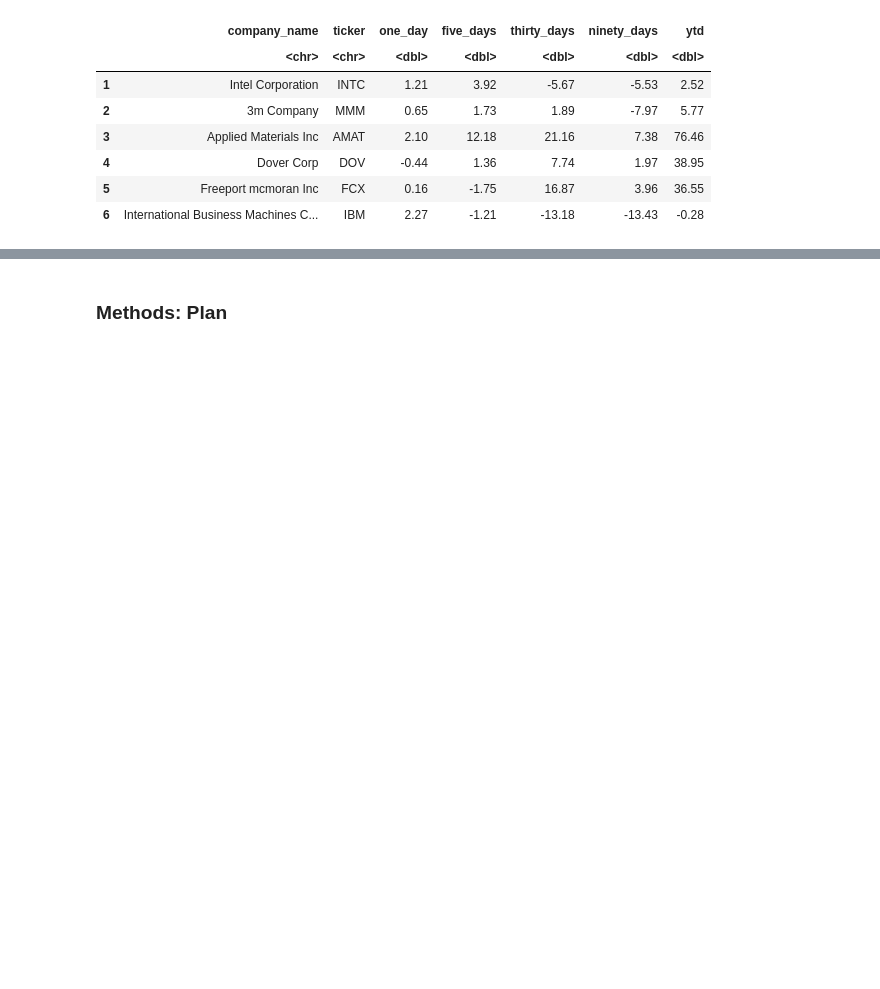
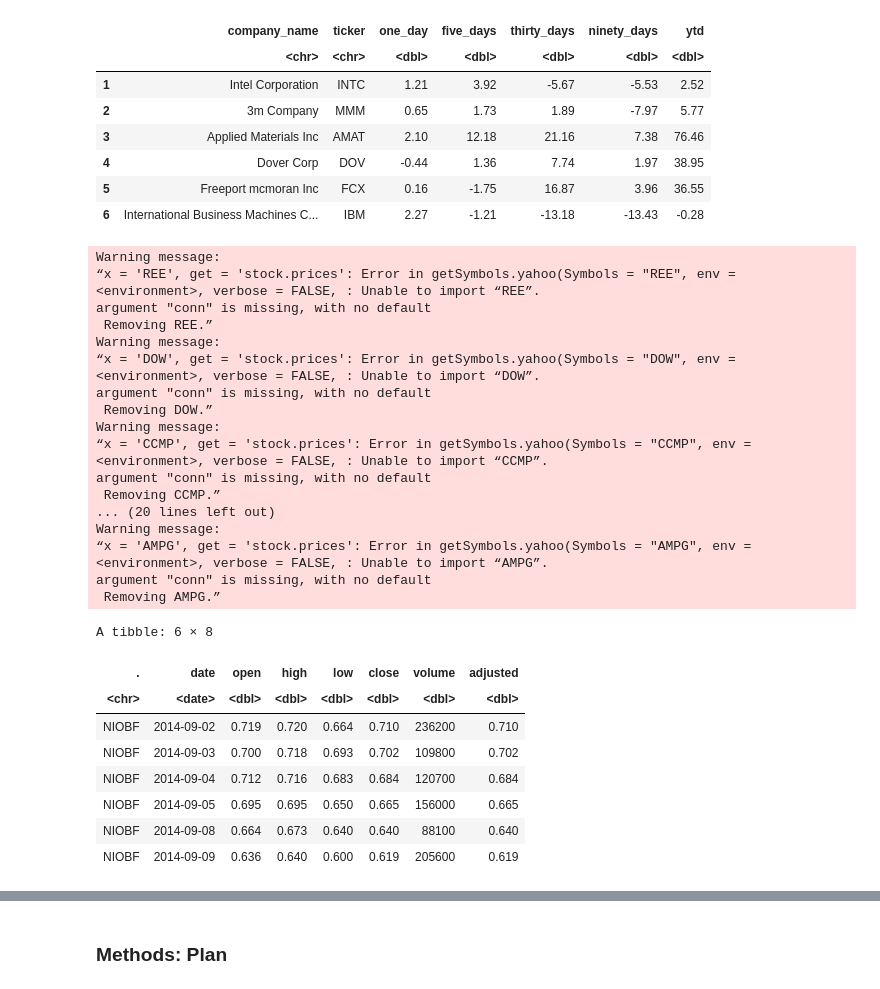
Before and after one commit to nkoda/STAT301, a Jupyter notebook: project_proposal.ipynb, the cells around one changed output, grey strips where cells are left out. Drawn from its saved outputs; the diff is of its cells as text; code cells hidden in the pictures; blank space fills up the shorter version.

Commit message:
Advancements on tidying data
Look at the description given in one of the cells

```diff
--- a/project_proposal.ipynb
+++ b/project_proposal.ipynb
@@ -350,3 +350,40 @@ A data.frame: 6 × 7
 | 4 | Dover Corp | DOV | -0.44 | 1.36 | 7.74 | 1.97 | 38.95 |
 | 5 | Freeport mcmoran Inc | FCX | 0.16 | -1.75 | 16.87 | 3.96 | 36.55 |
 | 6 | International Business Machines C... | IBM | 2.27 | -1.21 | -13.18 | -13.43 | -0.28 |
+# %%
+supplier_index <- tq_get(filter(ticker_text, . != "INTC"),
+               from = "2014-09-01",
+               to = "2019-03-01",
+               get = "stock.price")
+supplier_historical_index <- tq_get(filter(ticker_text, . != "INTC"),
+               from = "2013-09-01", #one year earlier because we need 1 year previous data
+               to = "2019-03-01",
+               get = "stock.price")
+head(supplier_index)
+# %% [output]
+Warning message:
+“x = 'REE', get = 'stock.prices': Error in getSymbols.yahoo(Symbols = "REE", env = <environment>, verbose = FALSE, : Unable to import “REE”.
+argument "conn" is missing, with no default
+ Removing REE.”
+Warning message:
+“x = 'DOW', get = 'stock.prices': Error in getSymbols.yahoo(Symbols = "DOW", env = <environment>, verbose = FALSE, : Unable to import “DOW”.
+argument "conn" is missing, with no default
+ Removing DOW.”
+Warning message:
+“x = 'CCMP', get = 'stock.prices': Error in getSymbols.yahoo(Symbols = "CCMP", env = <environment>, verbose = FALSE, : Unable to import “CCMP”.
+argument "conn" is missing, with no default
+ Removing CCMP.”
+... (20 lines left out)
+Warning message:
+“x = 'AMPG', get = 'stock.prices': Error in getSymbols.yahoo(Symbols = "AMPG", env = <environment>, verbose = FALSE, : Unable to import “AMPG”.
+argument "conn" is missing, with no default
+ Removing AMPG.”
+A tibble: 6 × 8
+| . | date | open | high | low | close | volume | adjusted |
+| <chr> | <date> | <dbl> | <dbl> | <dbl> | <dbl> | <dbl> | <dbl> |
+| NIOBF | 2014-09-02 | 0.719 | 0.720 | 0.664 | 0.710 | 236200 | 0.710 |
+| NIOBF | 2014-09-03 | 0.700 | 0.718 | 0.693 | 0.702 | 109800 | 0.702 |
+| NIOBF | 2014-09-04 | 0.712 | 0.716 | 0.683 | 0.684 | 120700 | 0.684 |
+| NIOBF | 2014-09-05 | 0.695 | 0.695 | 0.650 | 0.665 | 156000 | 0.665 |
+| NIOBF | 2014-09-08 | 0.664 | 0.673 | 0.640 | 0.640 | 88100 | 0.640 |
+| NIOBF | 2014-09-09 | 0.636 | 0.640 | 0.600 | 0.619 | 205600 | 0.619 |
```
Also changed, not shown: parts of 5 cells of this notebook.
